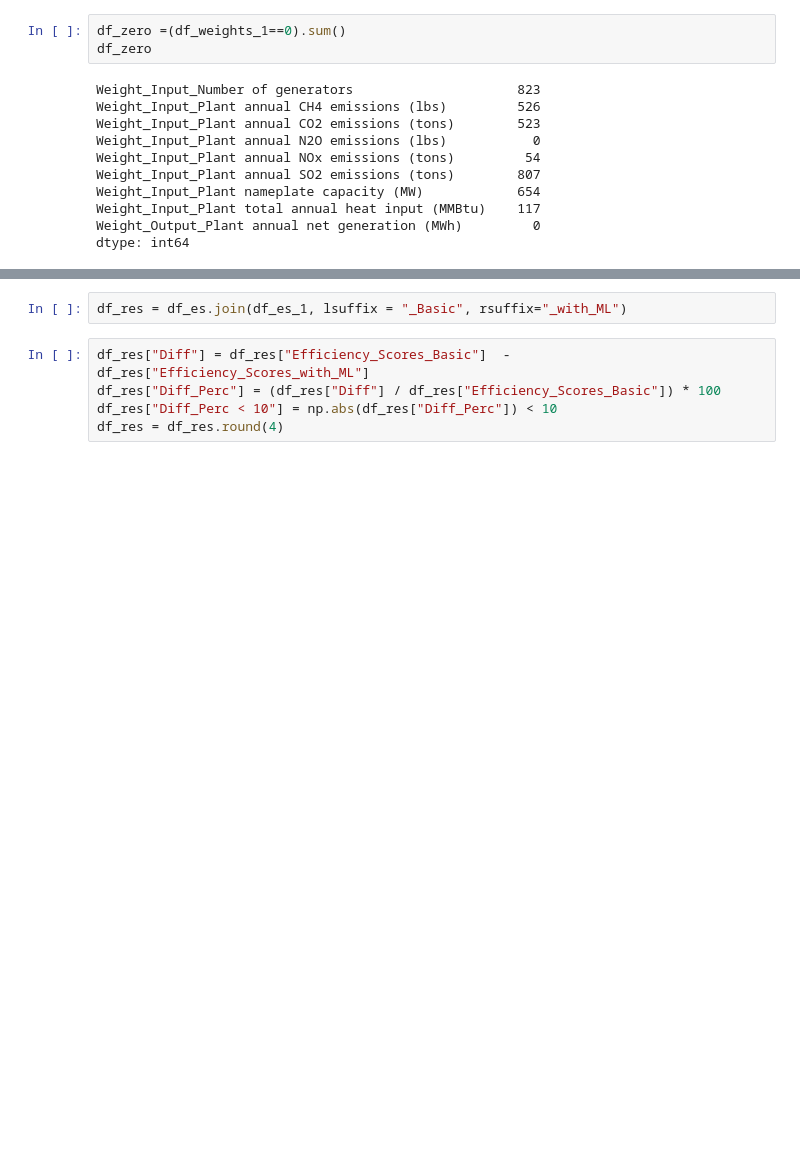
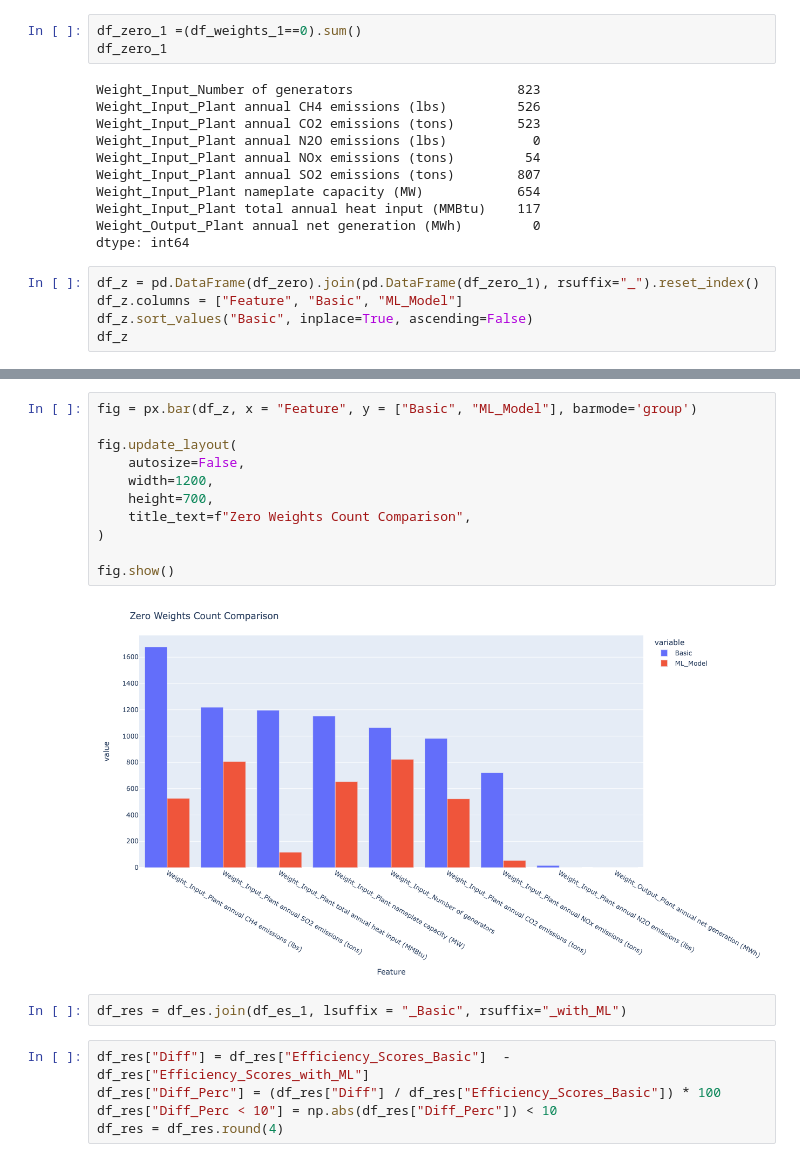
Before and after one commit to kurtsenol/DEA, a Jupyter notebook: DEA_ML_12I_1O_GB_Realdata_4.ipynb, the cells around one changed output, grey strips where cells are left out. Drawn from its saved outputs; the diff is of its cells as text; blank space fills up the shorter version.

Commit message:
zero weights count bar graph added

```diff
--- a/DEA_ML_12I_1O_GB_Realdata_4.ipynb
+++ b/DEA_ML_12I_1O_GB_Realdata_4.ipynb
@@ -269,8 +269,8 @@ Weight_Input_Plant total annual heat input (MMBtu)    1196
 Weight_Output_Plant annual net generation (MWh)          0
 dtype: int64
 # %%
-df_zero =(df_weights_1==0).sum()
-df_zero
+df_zero_1 =(df_weights_1==0).sum()
+df_zero_1
 # %% [output]
 Weight_Input_Number of generators                     823
 Weight_Input_Plant annual CH4 emissions (lbs)         526
@@ -282,3 +282,8 @@ Weight_Input_Plant nameplate capacity (MW)            654
 Weight_Input_Plant total annual heat input (MMBtu)    117
 Weight_Output_Plant annual net generation (MWh)         0
 dtype: int64
+# %%
+df_z = pd.DataFrame(df_zero).join(pd.DataFrame(df_zero_1), rsuffix="_").reset_index()
+df_z.columns = ["Feature", "Basic", "ML_Model"]
+df_z.sort_values("Basic", inplace=True, ascending=False)
+df_z
@@ -285,3 +302,16 @@ dtype: int64
+# %%
+fig = px.bar(df_z, x = "Feature", y = ["Basic", "ML_Model"], barmode='group')
+
+fig.update_layout(
+    autosize=False,
+    width=1200,
+    height=700,
+    title_text=f"Zero Weights Count Comparison",
+)
+
+fig.show()
+# %% [output]
+[figure, added]
 # %%
 df_res = df_es.join(df_es_1, lsuffix = "_Basic", rsuffix="_with_ML")
 # %%
```
Also changed, not shown: parts of 1 cell of this notebook.
